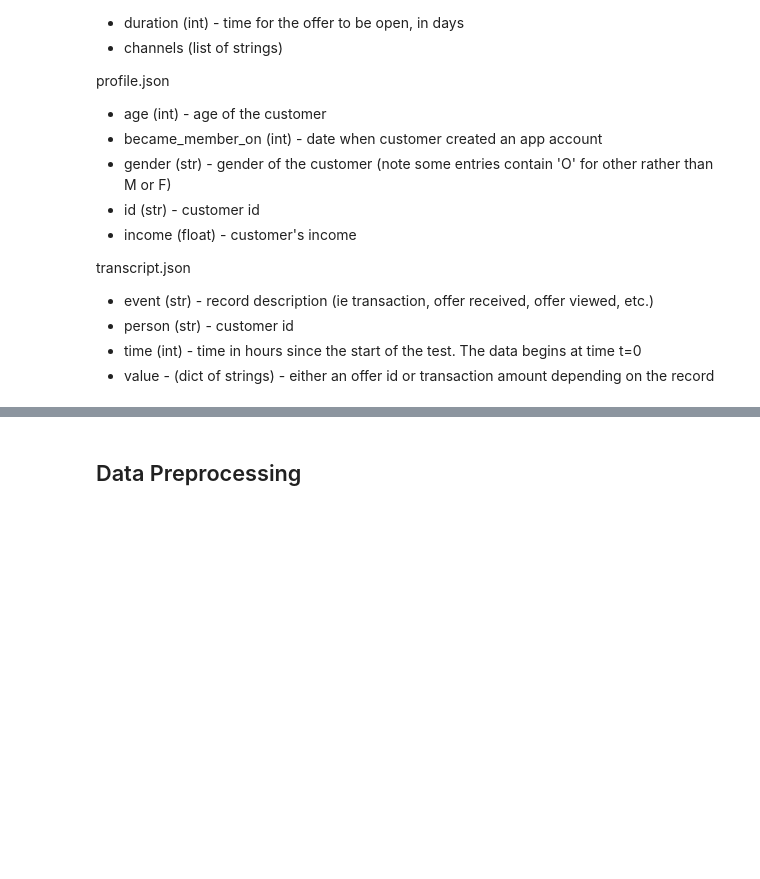
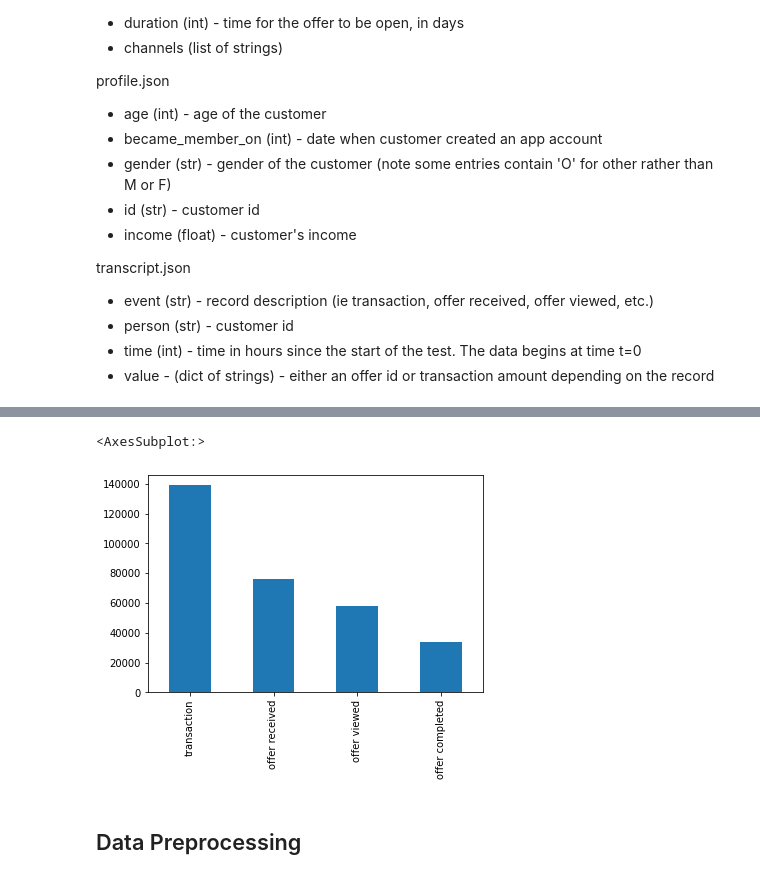
Before and after one commit to beauvilerobed/predict-consumer-responses, a Jupyter notebook: train_and_deploy.ipynb, the cells around one changed output, grey strips where cells are left out. Drawn from its saved outputs; the diff is of its cells as text; code cells hidden in the pictures; blank space fills up the shorter version.

```diff
--- a/train_and_deploy.ipynb
+++ b/train_and_deploy.ipynb
@@ -58,3 +118,8 @@ array([[<AxesSubplot:title={'center':'age'}>,
+# %%
+transcript['event'].value_counts().plot(kind='bar')
+# %% [output]
+<AxesSubplot:>
+[figure, added]
 # %% [markdown]
 ## Data Preprocessing
 # %% [markdown]
```
Also changed, not shown: parts of 31 cells of this notebook.
